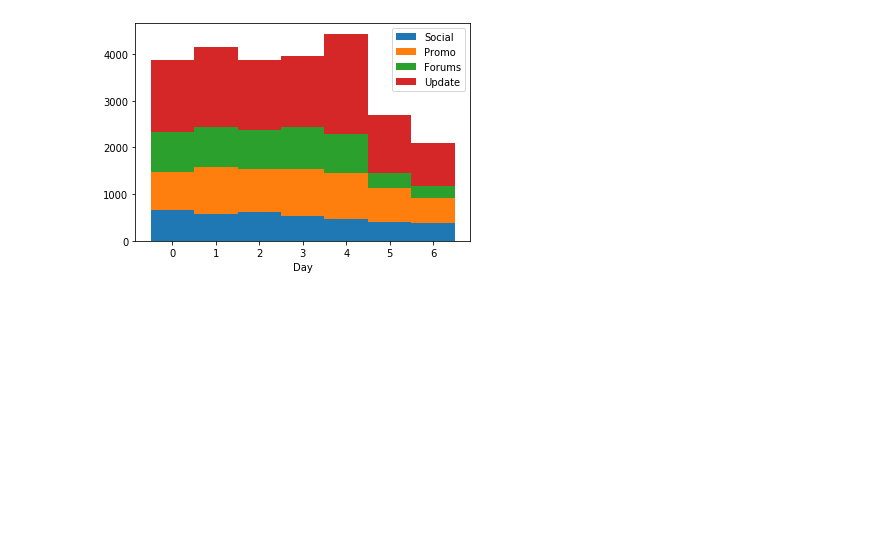
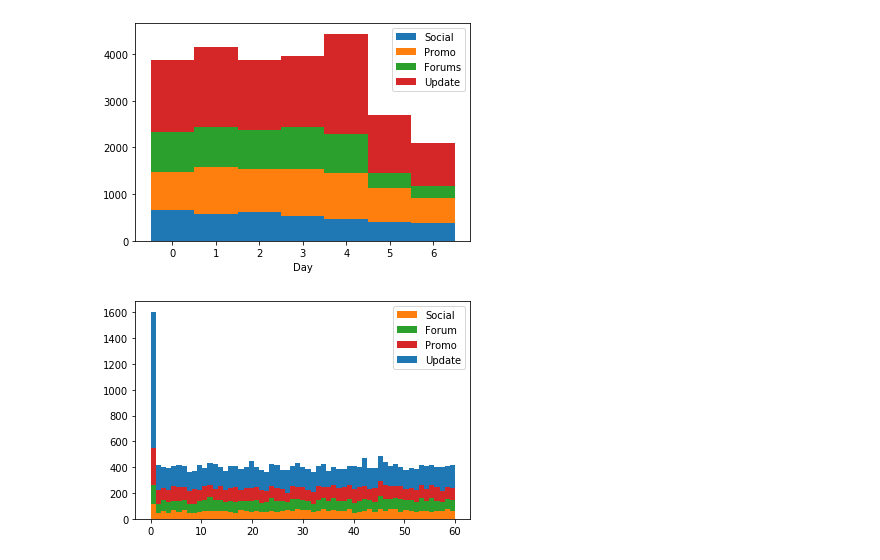
Before and after one commit to karjas/mailsort_project, a Jupyter notebook: scripts/Date extraction.ipynb, the cells around one changed output. Drawn from its saved outputs; the diff is of its cells as text; code cells hidden in the pictures; blank space fills up the shorter version.

```diff
--- a/scripts/Date extraction.ipynb
+++ b/scripts/Date extraction.ipynb
@@ -48,6 +48,9 @@ for d in dates_:
     s = 60*60*t.hour + 60*t.minute + t.second
     times2.append(s)
     days2.append(t.weekday())
+# %%
+secs = [s%60 for s in times]
+zero_sec = [int(s == 0) for s in secs]
 # %%
 df["time_tz_corr"] = times2
 df["time"] = times
@@ -121,3 +135,27 @@ plt.xlabel("Day")
 # %% [output]
 Text(0.5, 0, 'Day')
 [figure]
+# %%
+def hists(data, labels,bins = [], order = range(4)):
+
+    u =list(compress(data, labels == 0))
+    s =list(compress(data, labels == 1))
+    f =list(compress(data, labels == 2))
+    p =list(compress(data, labels == 3))
+
+    c = np.array(["tab:blue","tab:orange","tab:green","tab:red"])[order]
+
+    pl = np.array([u,s,f,p])[order]
+
+    if len(bins) > 0:
+        plt.hist(pl, bins = bins,stacked=True, color = c)
+    else:
+        plt.hist([u,s,f,p],stacked = True, color = c)
+    leg = np.array(["Update","Social","Forum","Promo"])
+    plt.legend(leg[order])
+# %%
+bins = np.linspace(0,60,60)
+order = [1,2,3,0]
+hists(secs,lab,bins = bins, order = order)
+# %% [output]
+[figure, added]
```
Also changed, not shown: parts of 4 cells of this notebook, 1 other file.
